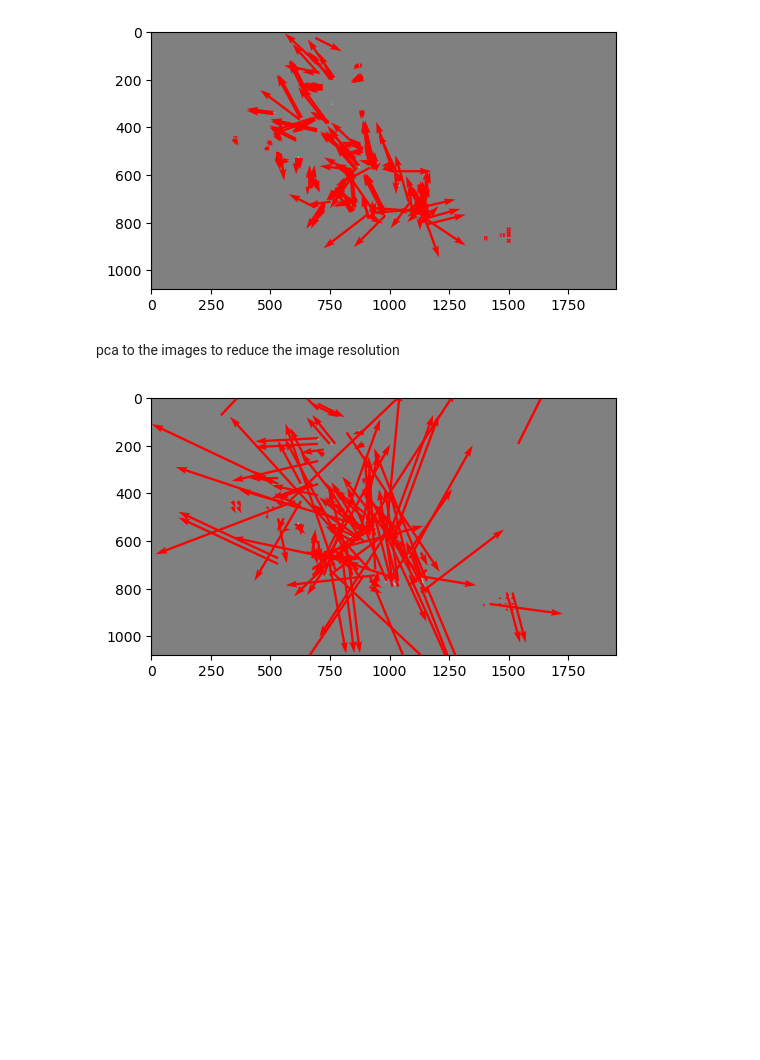
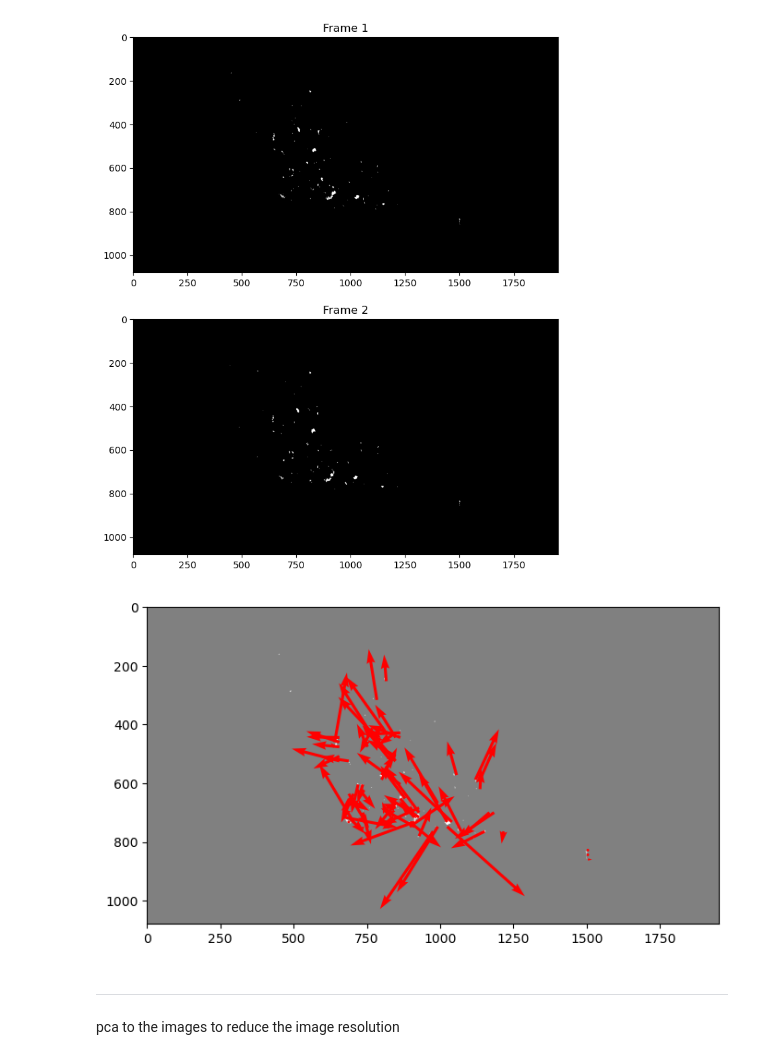
Before and after one commit to RW-EstebanAguayo/Thesis, a Jupyter notebook: notebooks/SimpleCC.ipynb, the cells around one changed output. Saved outputs shown, nothing was run; the diff lists cells and outputs as text; code cells hidden in the pictures; blank space fills up the shorter version.

```diff
--- a/notebooks/SimpleCC.ipynb
+++ b/notebooks/SimpleCC.ipynb
@@ -18,6 +60,6 @@ matplotlib.rcParams['figure.figsize'] = (8.0, 8.0)
 # %%
 settings = windef.PIVSettings()
-settings.filepath_images = pathlib.Path("C:/Users/estal/OneDrive - ROCKWOOL Group/Documents/GD/Thesis/04_Code/src/data/external/23-10/HighSpeedCamera/15.23/frames-postprocess-1/")
+settings.filepath_images = pathlib.Path("C:/Users/estal/OneDrive - ROCKWOOL Group/Documents/GD/Thesis/04_Code/src/notebooks/")
 # %%
 def simple_piv(im1, im2, plot=True):
     """
@@ -28,21 +70,27 @@ def simple_piv(im1, im2, plot=True):
     (TIF is preferable, whatever imageio can read)
 
     """
+    fig, axs = plt.subplots(2, 1, figsize=(10,10))
+    axs[0].imshow(im1, cmap=plt.cm.gray)
+    axs[0].set_title("Frame 1")
+    axs[1].imshow(im2, cmap=plt.cm.gray)
+    axs[1].set_title("Frame 2")
+    plt.show()
     if isinstance(im1, str):
         im1 = tools.imread(im1)
         im2 = tools.imread(im2)
 
     u, v, s2n = pyprocess.extended_search_area_piv(
         im1.astype(np.int32), im2.astype(np.int32), window_size=16,
-        overlap=8, search_area_size=16
+        overlap=8, search_area_size=24
     )
     x, y = pyprocess.get_coordinates(image_size=im1.shape,
-                                     search_area_size=16, overlap=8)
+                                     search_area_size=24, overlap=8)
 
     valid = s2n > np.percentile(s2n, 50)
 
     if plot:
-        _, ax = plt.subplots(figsize=(6, 6))
+        _, ax = plt.subplots(figsize=(8, 6))
         ax.imshow(im1, cmap=plt.get_cmap("gray"), alpha=0.5, origin="upper")
         ax.quiver(x[valid], y[valid], u[valid], -v[valid], scale=70,
                   color='r', width=.005)
@@ -55,10 +105,11 @@ def simple_piv(im1, im2, plot=True):
 # %%
 files = sorted(settings.filepath_images.glob('*.tif'))
 from openpiv.tools import imread
-simple_piv(imread(files[263]), imread(files[264]));
+simple_piv(imread(files[0]), imread(files[1]));
 # %% [output]
-[figure, old version]
+[figure, new version]
+[figure, added]
+# %% [markdown]
+____
 # %% [markdown]
 pca to the images to reduce the image resolution
-# %% [markdown]
-![image.png](attachment:image.png)
```
Also changed, not shown: parts of 5 cells of this notebook.
